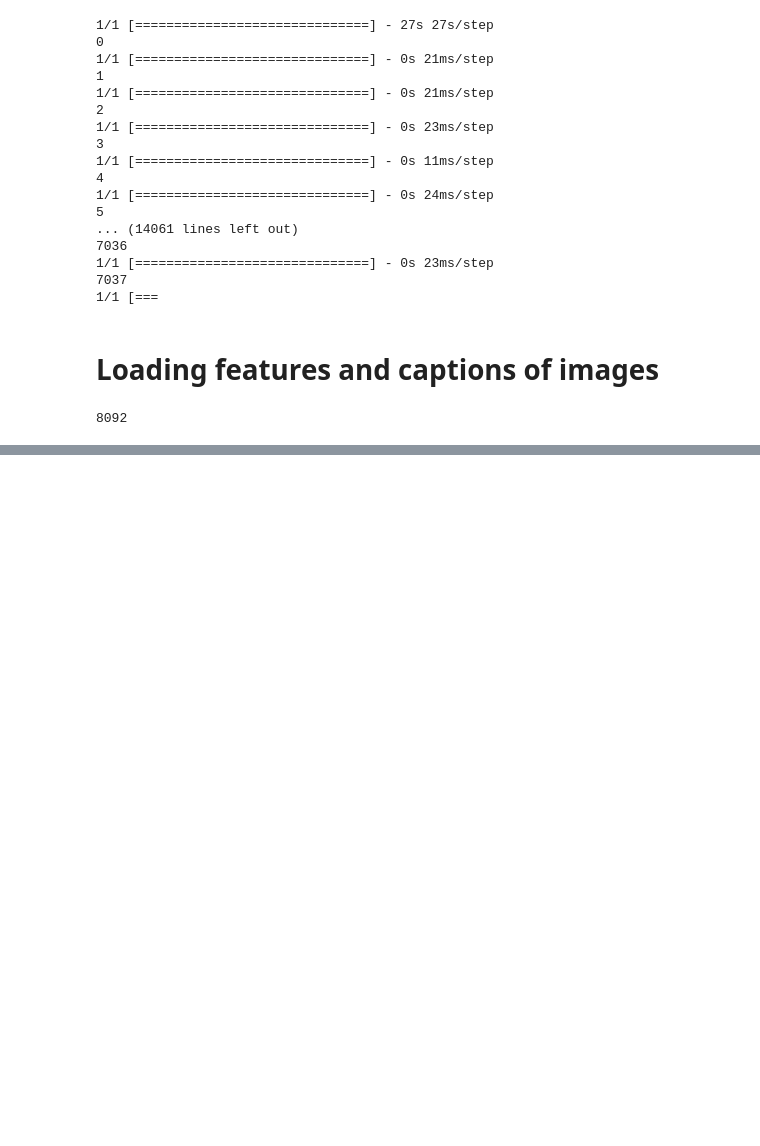
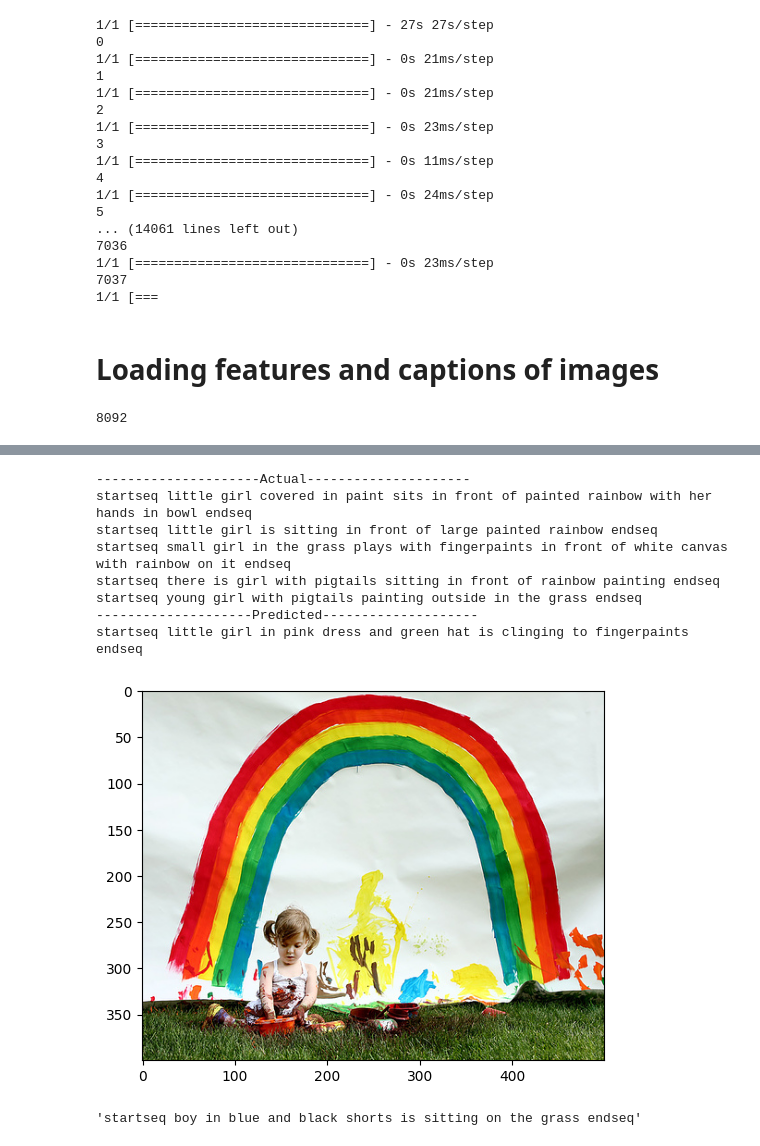
Before and after one commit to GomesAdhikari/Image-Captioning-Project, a Jupyter notebook: experiments/experiments.ipynb, the cells around one changed output, grey strips where cells are left out. Drawn from its saved outputs; the diff is of its cells as text; code cells hidden in the pictures; blank space fills up the shorter version.

```diff
--- a/experiments/experiments.ipynb
+++ b/experiments/experiments.ipynb
@@ -153,0 +404,12 @@ mapping
+# %%
+generate_caption("1002674143_1b742ab4b8.jpg")
+# %% [output]
+---------------------Actual---------------------
+startseq little girl covered in paint sits in front of painted rainbow with her hands in bowl endseq
+startseq little girl is sitting in front of large painted rainbow endseq
+startseq small girl in the grass plays with fingerpaints in front of white canvas with rainbow on it endseq
+startseq there is girl with pigtails sitting in front of rainbow painting endseq
+startseq young girl with pigtails painting outside in the grass endseq
+--------------------Predicted--------------------
+startseq little girl in pink dress and green hat is clinging to fingerpaints endseq
+[figure, added]
@@ -153,0 +420,16 @@ mapping
+# %%
+image_path = r"C:\Users\gomes\Downloads\An-Indian-boy-375075-pixahive.webp"
+# load image
+image = load_img(image_path, target_size=(224, 224))
+# convert image pixels to numpy array
+image = img_to_array(image)
+# reshape data for model
+image = image.reshape((1, image.shape[0], image.shape[1], image.shape[2]))
+# preprocess image for vgg
+image = preprocess_input(image)
+# extract features
+feature = vgg_model.predict(image, verbose=0)
+# predict from the trained model
+predict_caption(model, feature, tokenizer, max_length)
+# %% [output]
+'startseq boy in blue and black shorts is sitting on the grass endseq'
```
Also changed, not shown: parts of 24 cells of this notebook, 2 other files.
